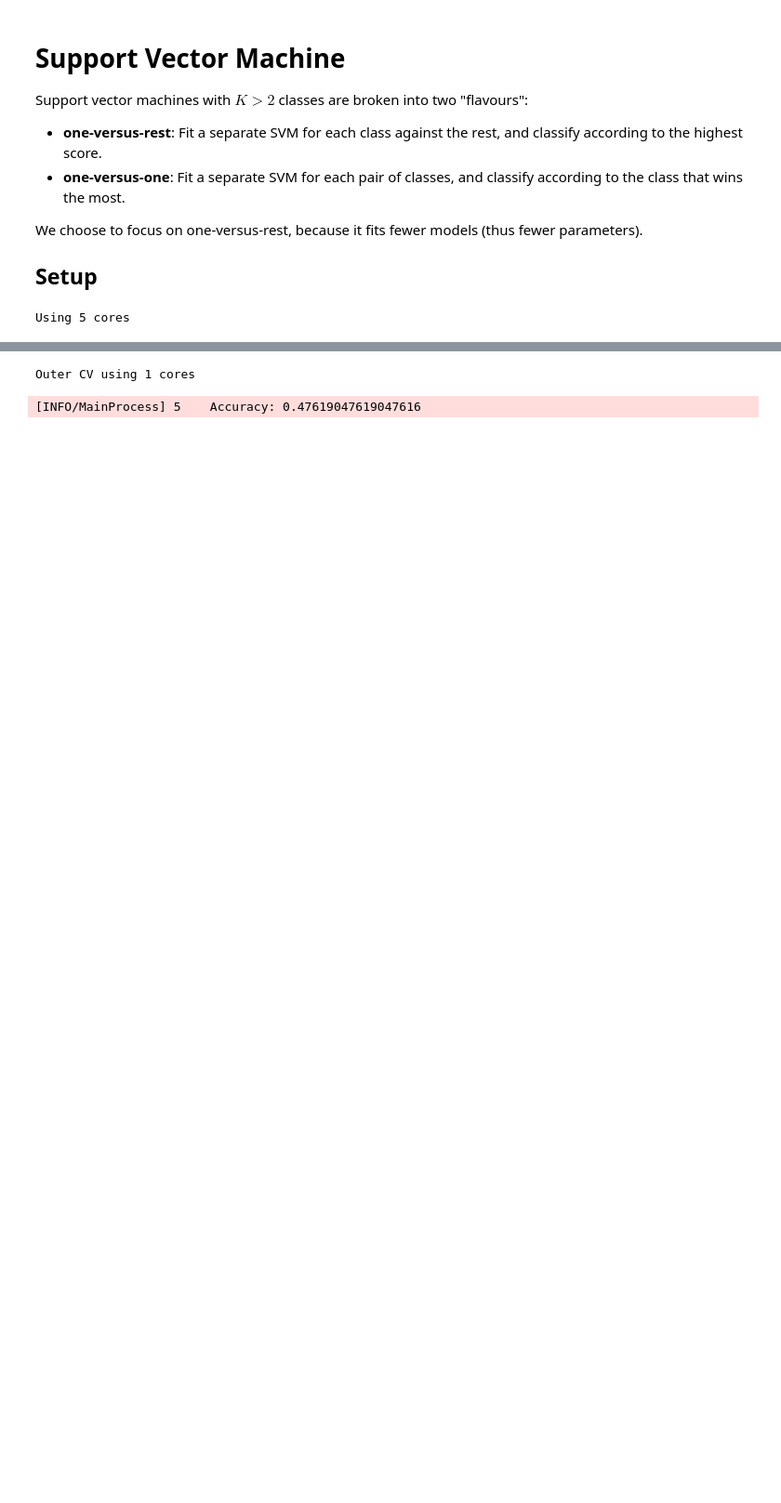
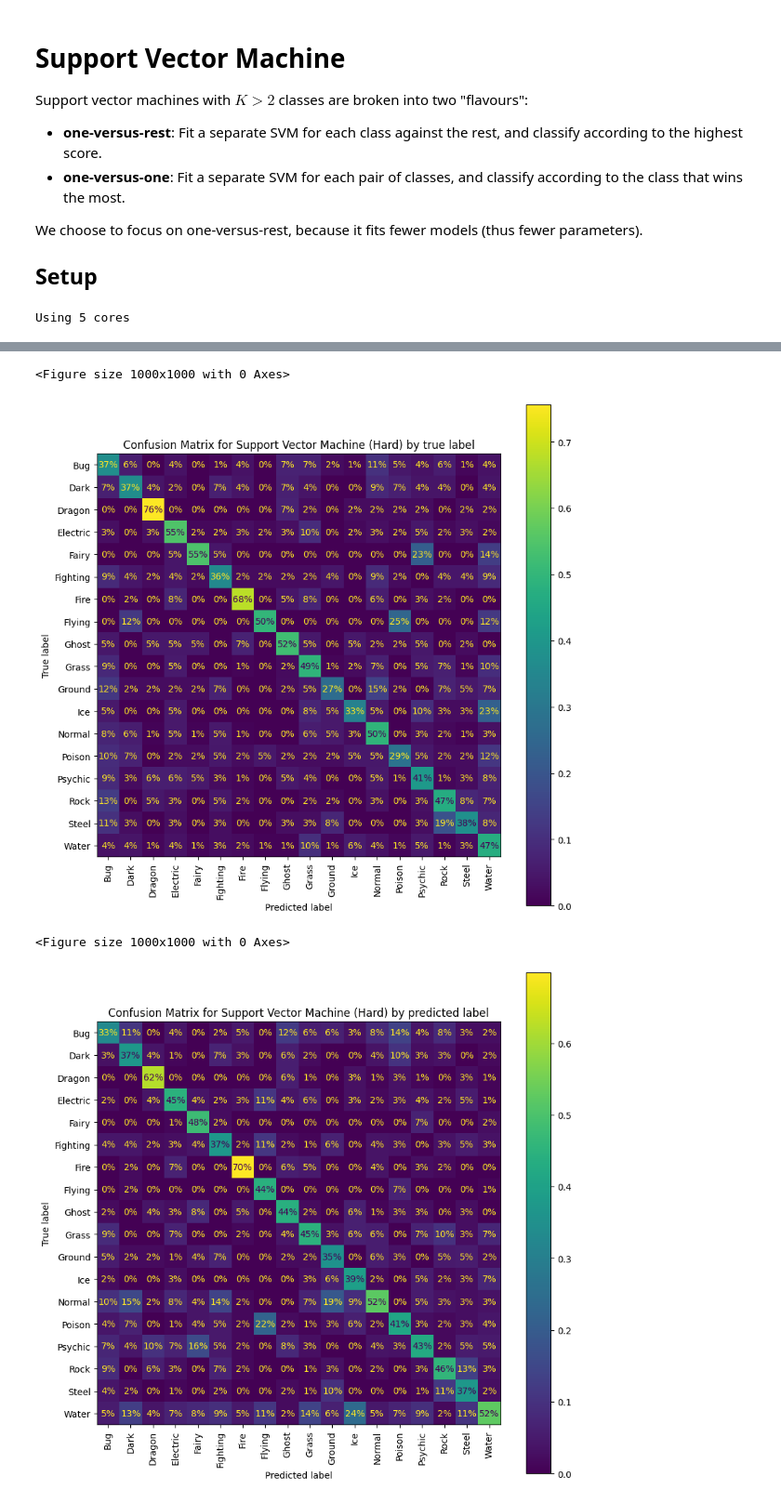
Before and after one commit to xujustinj/pokemon-type-classification, a Jupyter notebook: src/support_vector_machine.ipynb, the cells around one changed output, grey strips where cells are left out. Shown: that part at 93% size. Cells and saved outputs as stored; diff of their text form; code cells hidden in the pictures; blank space fills up the shorter version.

```diff
--- a/src/support_vector_machine.ipynb
+++ b/src/support_vector_machine.ipynb
@@ -82,20 +75,10 @@ Outer CV using 1 cores
 # %%
-tuner = SupportVectorMachineBayesTuner()
-space = [
-    dict(
-        kernel=Constant("poly"),
-        degree=Integer(low=2, high=5, prior="log-uniform"),
-        C=Real(low=1e-4, high=1e4, prior="log-uniform"),
-        gamma=Real(low=1e-3, high=1e3, prior="log-uniform"),
-        coef0=Categorical([0.0, 1.0]),  # effect of coef0 scales with gamma
-    ),
-    dict(
-        kernel=Constant("rbf"),
-        C=Real(low=1e-4, high=1e4, prior="log-uniform"),
-        gamma=Real(low=1e-3, high=1e3, prior="log-uniform"),
-    ),
-]
-outer_cv(tuner=tuner, search=space, name="Support Vector Machine (Hard)", hard_mode=True)
+outer_cv(
+    tuner=SupportVectorMachineBayesTuner(),
+    search=space,
+    name="Support Vector Machine (Hard)",
+    hard_mode=True,
+)
 # %% [output]
 [INFO/MainProcess] 1  Cached result loaded from ../models/support_vector_machine_hard/cv-1.mdl
 [INFO/MainProcess] 1  Best configuration: OrderedDict([('C', 89.71850496297965), ('coef0', 1.0), ('degree', 3), ('gamma', 8.412393358105263), ('kernel', 'poly')])
@@ -114,2 +98,4 @@ outer_cv(tuner=tuner, search=space, name="Support Vector Machine (Hard)", hard_m
-Outer CV using 1 cores
+<Figure size 1000x1000 with 0 Axes>
+[figure, new version]
-[INFO/MainProcess] 5    Accuracy: 0.47619047619047616
+<Figure size 1000x1000 with 0 Axes>
+[figure, new version]
```
Also changed, not shown: parts of 9 cells of this notebook, 19 other files.
